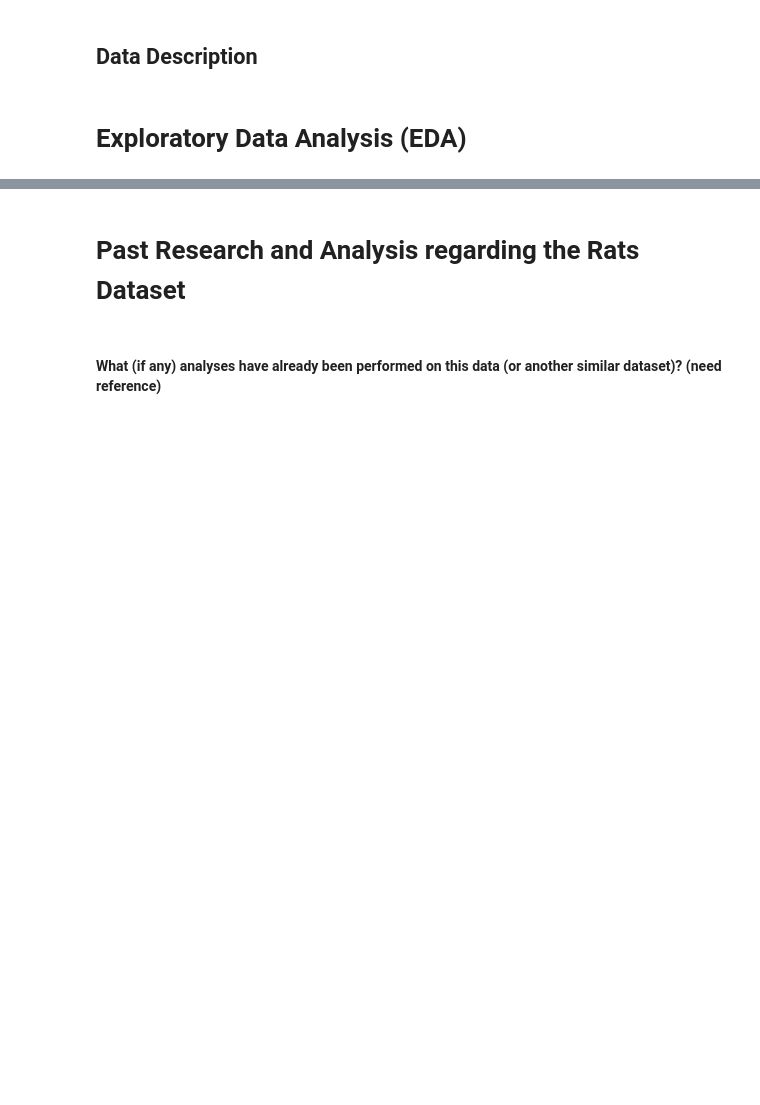
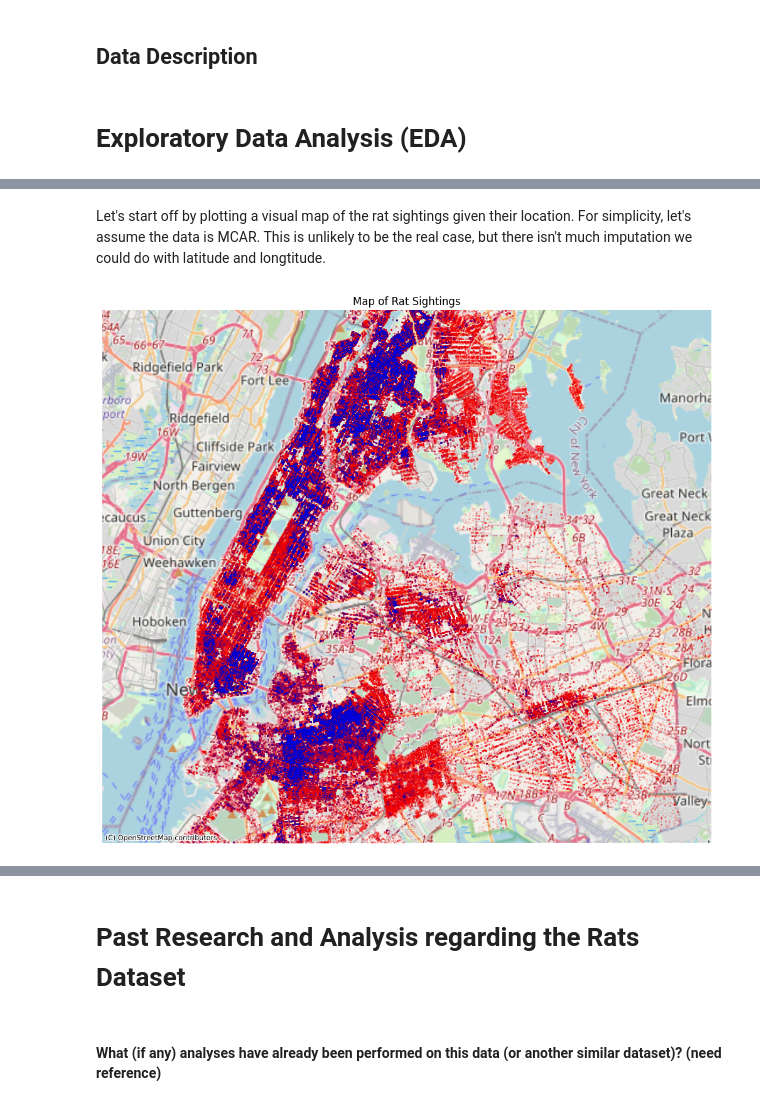
Before and after one commit to beachu23/final_proj_189, a Jupyter notebook: Final_project.ipynb, the cells around one changed output, grey strips where cells are left out. Drawn from its saved outputs; the diff is of its cells as text; code cells hidden in the pictures; blank space fills up the shorter version.

```diff
--- a/Final_project.ipynb
+++ b/Final_project.ipynb
@@ -12,0 +15,3 @@
+# %%
+df = pd.read_csv('Rodent_Inspection.csv')
+df
@@ -12,0 +32,44 @@
+# %% [markdown]
+Let's start off by plotting a visual map of the rat sightings given their location. For simplicity, let's assume the data is MCAR. This is unlikely to be the real case, but there isn't much imputation we could do with latitude and longtitude.
+# %%
+import geopandas as gpd
+from shapely.geometry import Point
+import matplotlib.pyplot as plt
+import contextily as ctx
+
+geo_df = df[['LATITUDE', 'LONGITUDE']].dropna()
+geo_df = geo_df[(geo_df['LATITUDE'] != 0) & (geo_df['LONGITUDE'] != 0)]
+
+geo_df_2 = df[df['RESULT'] == 'Rat Activity']
+geo_df_2 = geo_df_2[['LATITUDE', 'LONGITUDE']].dropna()
+geo_df_2 = geo_df_2[(geo_df_2['LATITUDE'] != 0) & (geo_df_2['LONGITUDE'] != 0)]
+
+
+gdf = gpd.GeoDataFrame(geo_df, geometry=gpd.points_from_xy(geo_df['LONGITUDE'], geo_df['LATITUDE']))
+gdf_rat_activity = gpd.GeoDataFrame(geo_df_2, geometry=gpd.points_from_xy(geo_df_2['LONGITUDE'], geo_df_2['LATITUDE']))
+
+gdf.crs = "EPSG:4326"
+gdf_rat_activity.crs = "EPSG:4326"
+gdf_activity_web_mercator = gdf_rat_activity.to_crs(epsg=3857)
+
+gdf_web_mercator = gdf.to_crs(epsg=3857)
+
+x_min, x_max, y_min, y_max = -8245000, -8205000, 4960000, 4995000
+
+fig, ax = plt.subplots(figsize=(10, 10), dpi=100)
+
+ax.set_xlim(x_min, x_max)
+ax.set_ylim(y_min, y_max)
+
+
+gdf_web_mercator.plot(ax=ax, marker='o', color='red', markersize=1, alpha=0.06)
+gdf_activity_web_mercator.plot(ax=ax, marker='o', color='blue', markersize=1, alpha=0.03)
+
+ctx.add_basemap(ax, source=ctx.providers.OpenStreetMap.Mapnik)
+
+ax.set_axis_off()
+plt.title('Map of Rat Sightings')
+plt.tight_layout()
+plt.show()
+# %% [output]
+[figure, added]
```
Also changed, not shown: parts of 5 cells of this notebook, 2 other files.
